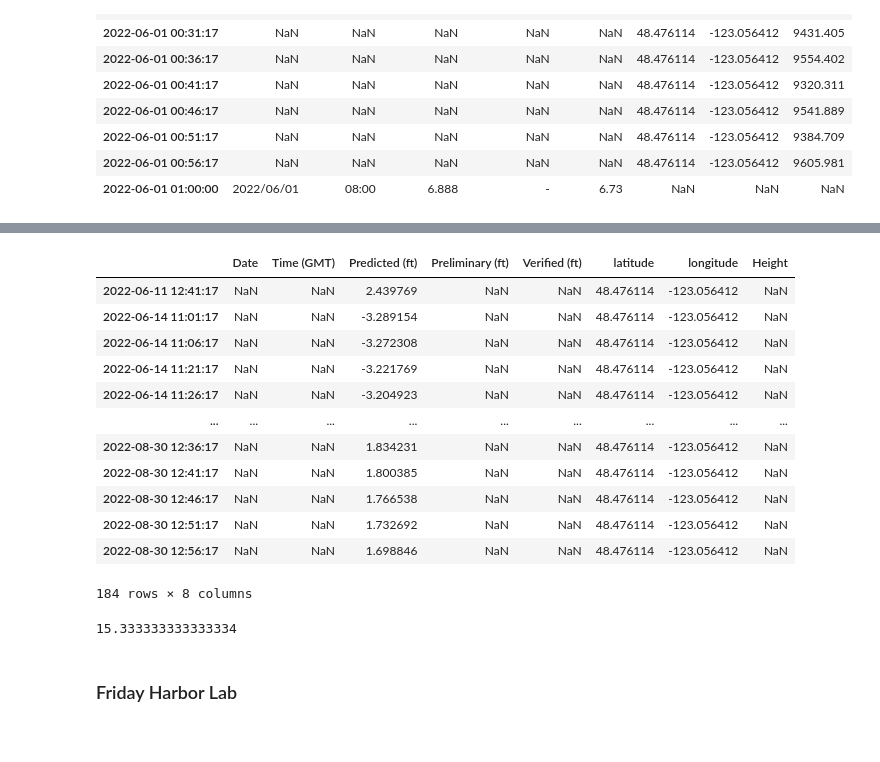
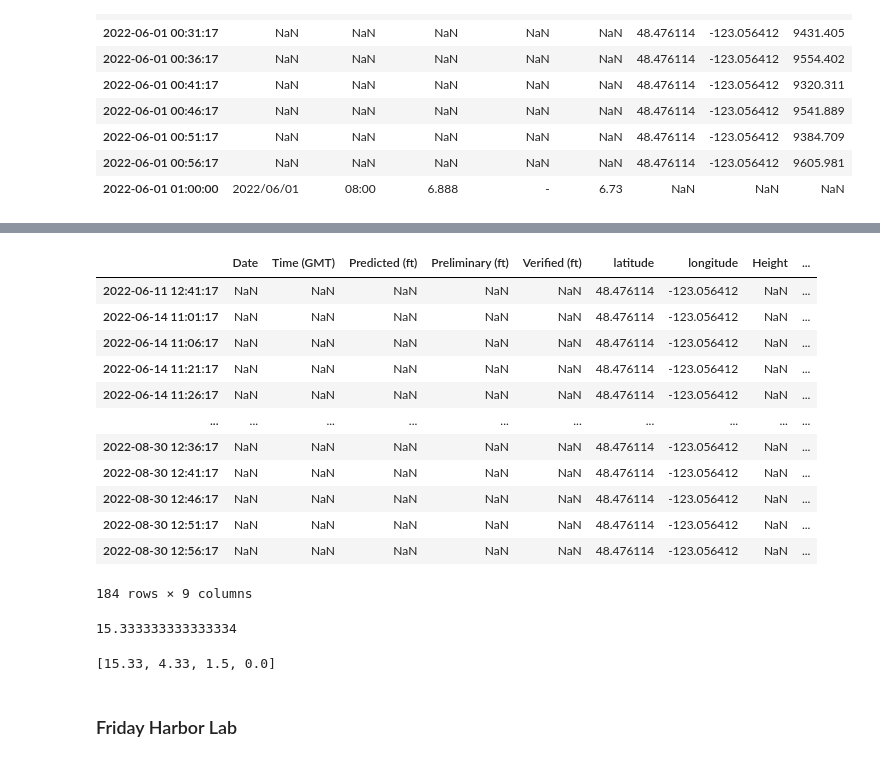
Before and after one commit to autumn-yng/summerfog, a Jupyter notebook: tide-vs-cloudheight.ipynb, the cells around one changed output, grey strips where cells are left out. Cells and saved outputs as stored; diff of their text form; code cells hidden in the pictures.

```diff
--- a/tide-vs-cloudheight.ipynb
+++ b/tide-vs-cloudheight.ipynb
@@ -224,7 +259,7 @@ combined[:14] # before interpolating
 | 2022-06-01 01:00:00 | 2022/06/01 | 08:00 | 6.888 | - | 6.73 | NaN | NaN | NaN |
 # %%
 # Interpolate all the NaN values between the two available values as evenly spaced values
-combined["Predicted (ft)"].interpolate(method='linear', inplace=True)
+combined["Interpolated_predicted_tide"] = combined["Predicted (ft)"].interpolate(method='linear')
 # %%
 combined[:14] # after interpolating
 # %% [output]
@@ -246,3 +281,6 @@ combined[:14] # after interpolating
+# %%
+# Remove the rows without any values from cloud height dataframe (where lat, lon, and height are all NaNs, so that it doesn't get calculated together with the  NaN values indicating clear sky)
+combined.dropna(subset=['latitude', 'longitude'], inplace=True)
 # %%
 # only look at midday time (11:00 to 13:00), the hottest time of the day, following the Helmuth 2002 paper
-combined_daytime = combined[combined.index.hour.isin(range(11,13))] # remove .dt when encountering error 'DatetimeIndex' object has no attribute 'dt'
+combined_midday = combined[combined.index.hour.isin(range(11,13))] # remove .dt when encountering error 'DatetimeIndex' object has no attribute 'dt'
@@ -252,23 +303,25 @@ combined_daytime_cleaned = combined_daytime.dropna(subset=['latitude', 'longitud
 # %%
-# Count the number of rows that pass these two conditions
-cond_1 = np.isnan(combined_daytime_cleaned["Height"]) # Condition 1: NaN value for cloud height indicating clear sky
-cond_2 = combined_daytime_cleaned["Predicted (ft)"] < quantile_25 # Condition 2: Predicted tide height in the lowest 25% of tidal range
-lowtide_clearsky_df = combined_daytime_cleaned[cond_1 & cond_2]
+# Count the number of rows that pass these two conditions:
+# Condition 1: NaN value for cloud height indicating clear sky
+cond_1 = np.isnan(combined_midday["Height"])
+# Condition 2: Predicted tide height in the lowest 25% of tidal range
+cond_2 = combined_midday["Interpolated_predicted_tide"] < quantile_25
+lowtide_clearsky_df = combined_midday[cond_1 & cond_2]
 lowtide_clearsky_df
 # %% [output]
-|  | Date | Time (GMT) | Predicted (ft) | Preliminary (ft) | Verified (ft) | latitude | longitude | Height |
-| 2022-06-11 12:41:17 | NaN | NaN | 2.439769 | NaN | NaN | 48.476114 | -123.056412 | NaN |
-| 2022-06-14 11:01:17 | NaN | NaN | -3.289154 | NaN | NaN | 48.476114 | -123.056412 | NaN |
-| 2022-06-14 11:06:17 | NaN | NaN | -3.272308 | NaN | NaN | 48.476114 | -123.056412 | NaN |
-| 2022-06-14 11:21:17 | NaN | NaN | -3.221769 | NaN | NaN | 48.476114 | -123.056412 | NaN |
-| 2022-06-14 11:26:17 | NaN | NaN | -3.204923 | NaN | NaN | 48.476114 | -123.056412 | NaN |
-| ... | ... | ... | ... | ... | ... | ... | ... | ... |
-| 2022-08-30 12:36:17 | NaN | NaN | 1.834231 | NaN | NaN | 48.476114 | -123.056412 | NaN |
-| 2022-08-30 12:41:17 | NaN | NaN | 1.800385 | NaN | NaN | 48.476114 | -123.056412 | NaN |
-| 2022-08-30 12:46:17 | NaN | NaN | 1.766538 | NaN | NaN | 48.476114 | -123.056412 | NaN |
-| 2022-08-30 12:51:17 | NaN | NaN | 1.732692 | NaN | NaN | 48.476114 | -123.056412 | NaN |
-| 2022-08-30 12:56:17 | NaN | NaN | 1.698846 | NaN | NaN | 48.476114 | -123.056412 | NaN |
+|  | Date | Time (GMT) | Predicted (ft) | Preliminary (ft) | Verified (ft) | latitude | longitude | Height | ... |
+| 2022-06-11 12:41:17 | NaN | NaN | NaN | NaN | NaN | 48.476114 | -123.056412 | NaN | ... |
+| 2022-06-14 11:01:17 | NaN | NaN | NaN | NaN | NaN | 48.476114 | -123.056412 | NaN | ... |
+| 2022-06-14 11:06:17 | NaN | NaN | NaN | NaN | NaN | 48.476114 | -123.056412 | NaN | ... |
+| 2022-06-14 11:21:17 | NaN | NaN | NaN | NaN | NaN | 48.476114 | -123.056412 | NaN | ... |
+| 2022-06-14 11:26:17 | NaN | NaN | NaN | NaN | NaN | 48.476114 | -123.056412 | NaN | ... |
+| ... | ... | ... | ... | ... | ... | ... | ... | ... | ... |
+| 2022-08-30 12:36:17 | NaN | NaN | NaN | NaN | NaN | 48.476114 | -123.056412 | NaN | ... |
+| 2022-08-30 12:41:17 | NaN | NaN | NaN | NaN | NaN | 48.476114 | -123.056412 | NaN | ... |
+| 2022-08-30 12:46:17 | NaN | NaN | NaN | NaN | NaN | 48.476114 | -123.056412 | NaN | ... |
+| 2022-08-30 12:51:17 | NaN | NaN | NaN | NaN | NaN | 48.476114 | -123.056412 | NaN | ... |
+| 2022-08-30 12:56:17 | NaN | NaN | NaN | NaN | NaN | 48.476114 | -123.056412 | NaN | ... |
-184 rows × 8 columns
+184 rows × 9 columns
 # %%
 lowtide_clearsky_hrs = len(lowtide_clearsky_df) * 5 / 60
 print(lowtide_clearsky_hrs)
@@ -277,3 +345,9 @@ print(lowtide_clearsky_hrs)
+# %%
+fb_midday_clear = combined_midday[np.isnan(combined_midday["Height"])]
+fb_midday_clear_tide_hrs = tide_height_categories_hours(fb_midday_clear, "Interpolated_predicted_tide")
+fb_midday_clear_tide_hrs
+# %% [output]
+[15.33, 4.33, 1.5, 0.0]
 # %% [markdown]
 ### Friday Harbor Lab
 # %%
```
Also changed, not shown: parts of 17 cells of this notebook.
